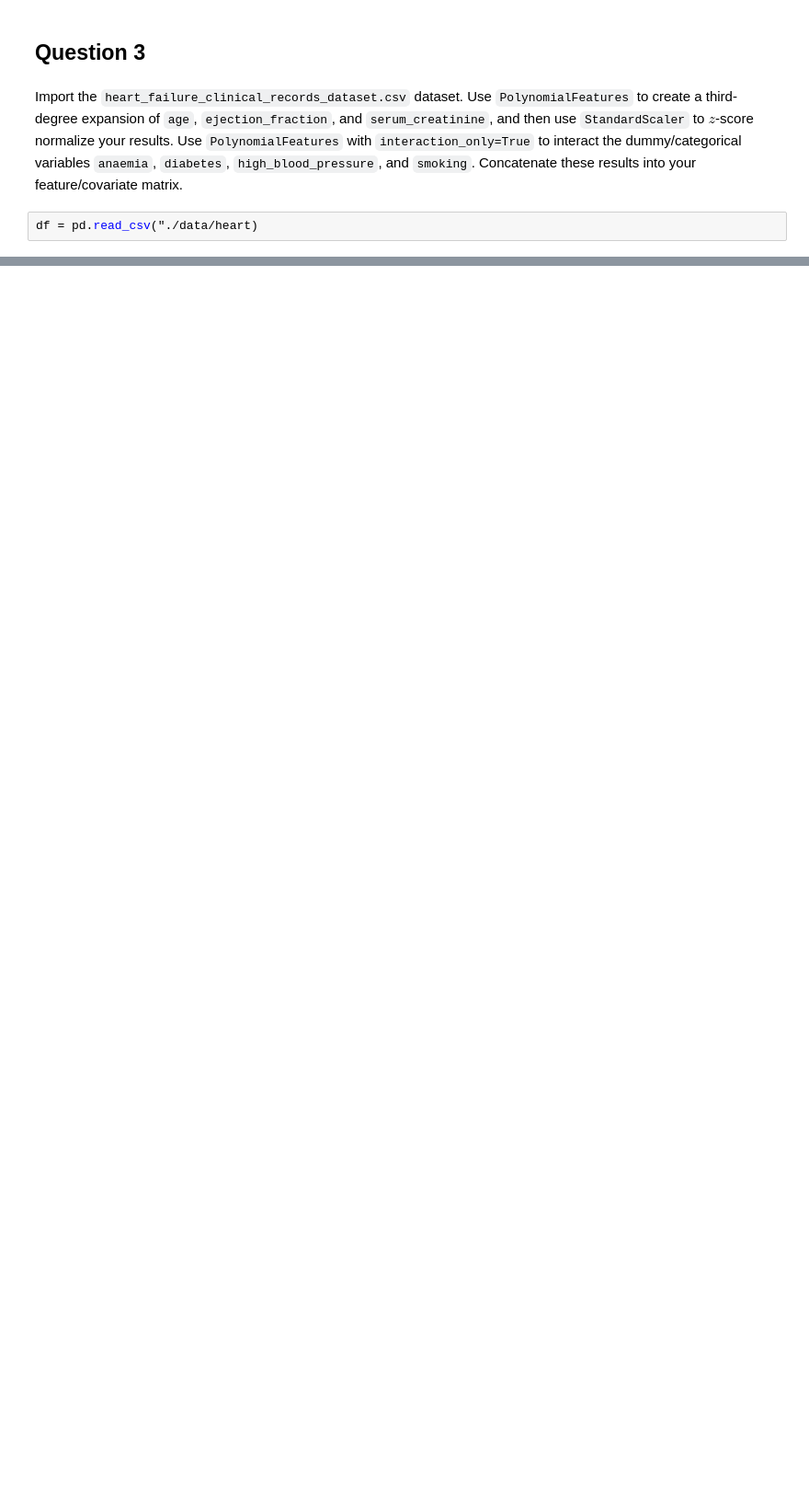
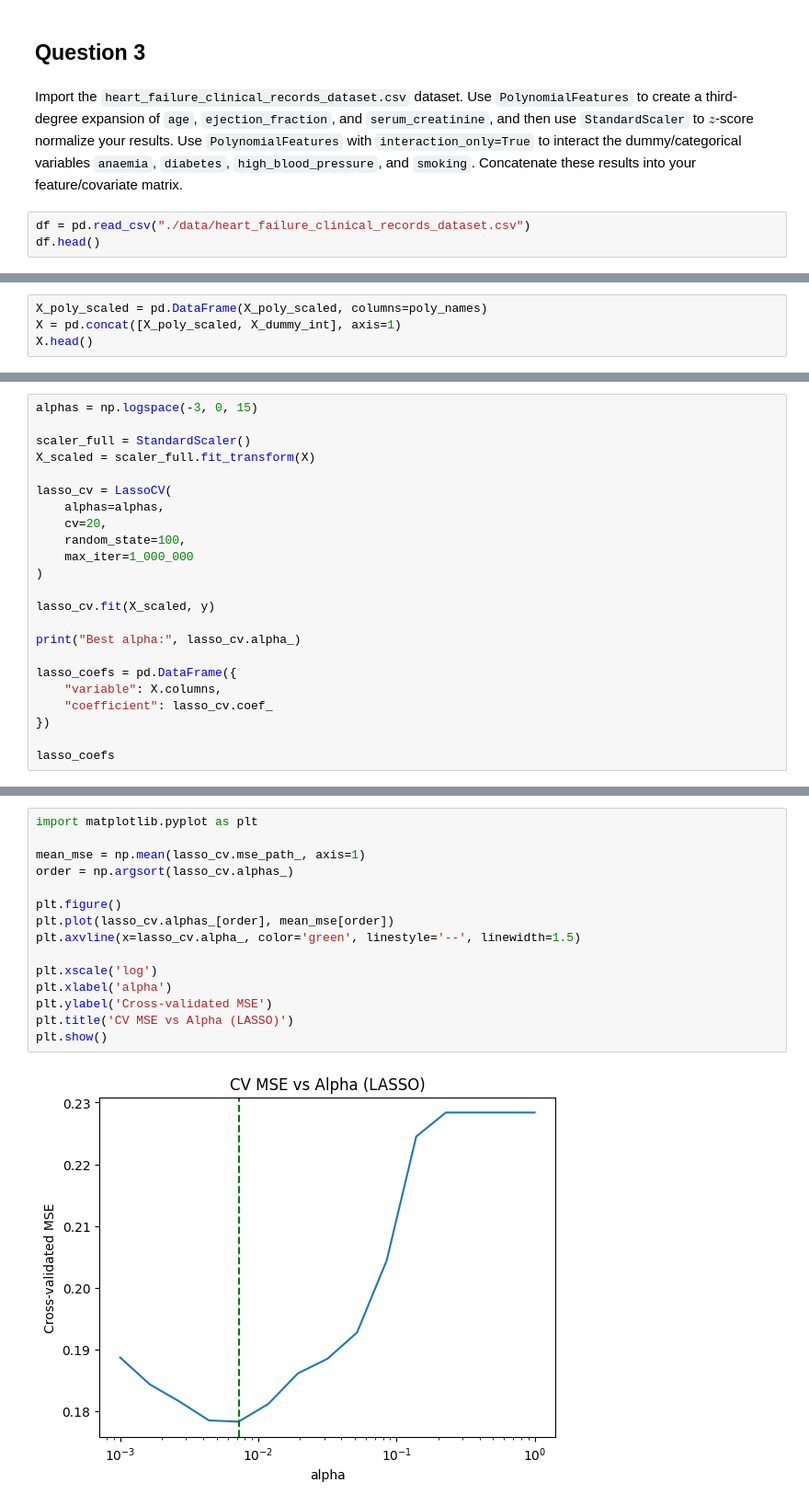
Before and after one commit to MadelineHeathh/undergrad_ml_assignments, a Jupyter notebook: 04_assignment_regularization.ipynb, the cells around one changed output, grey strips where cells are left out. Shown at 92% size. Saved outputs shown, nothing was run; the diff lists cells and outputs as text; blank space fills up the shorter version.

```diff
--- a/04_assignment_regularization.ipynb
+++ b/04_assignment_regularization.ipynb
@@ -272,4 +280,5 @@ Yes, several coefficients increase in magnitude from linear regression to LASSO.
 # %% [markdown]
 Import the `heart_failure_clinical_records_dataset.csv` dataset. Use `PolynomialFeatures` to create a third-degree expansion of `age`, `ejection_fraction`, and `serum_creatinine`, and then use `StandardScaler` to $z$-score normalize your results. Use `PolynomialFeatures` with `interaction_only=True` to interact the dummy/categorical variables `anaemia`, `diabetes`, `high_blood_pressure`, and `smoking`. Concatenate these results into your feature/covariate matrix.
 # %%
-df = pd.read_csv("./data/heart)
+df = pd.read_csv("./data/heart_failure_clinical_records_dataset.csv")
+df.head()
@@ -275,0 +341,4 @@ df = pd.read_csv("./data/heart)
+# %%
+X_poly_scaled = pd.DataFrame(X_poly_scaled, columns=poly_names)
+X = pd.concat([X_poly_scaled, X_dummy_int], axis=1)
+X.head()
@@ -275,0 +413,23 @@ df = pd.read_csv("./data/heart)
+# %%
+alphas = np.logspace(-3, 0, 15)
+
+scaler_full = StandardScaler()
+X_scaled = scaler_full.fit_transform(X)
+
+lasso_cv = LassoCV(
+    alphas=alphas,
+    cv=20,
+    random_state=100,
+    max_iter=1_000_000
+)
+
+lasso_cv.fit(X_scaled, y)
+
+print("Best alpha:", lasso_cv.alpha_)
+
+lasso_coefs = pd.DataFrame({
+    "variable": X.columns,
+    "coefficient": lasso_cv.coef_
+})
+
+lasso_coefs
@@ -275,0 +459,17 @@ df = pd.read_csv("./data/heart)
+# %%
+import matplotlib.pyplot as plt
+
+mean_mse = np.mean(lasso_cv.mse_path_, axis=1)
+order = np.argsort(lasso_cv.alphas_)
+
+plt.figure()
+plt.plot(lasso_cv.alphas_[order], mean_mse[order])
+plt.axvline(x=lasso_cv.alpha_, color='green', linestyle='--', linewidth=1.5)
+
+plt.xscale('log')
+plt.xlabel('alpha')
+plt.ylabel('Cross-validated MSE')
+plt.title('CV MSE vs Alpha (LASSO)')
+plt.show()
+# %% [output]
+[figure, added]
```
Also changed, not shown: parts of 39 cells of this notebook.
